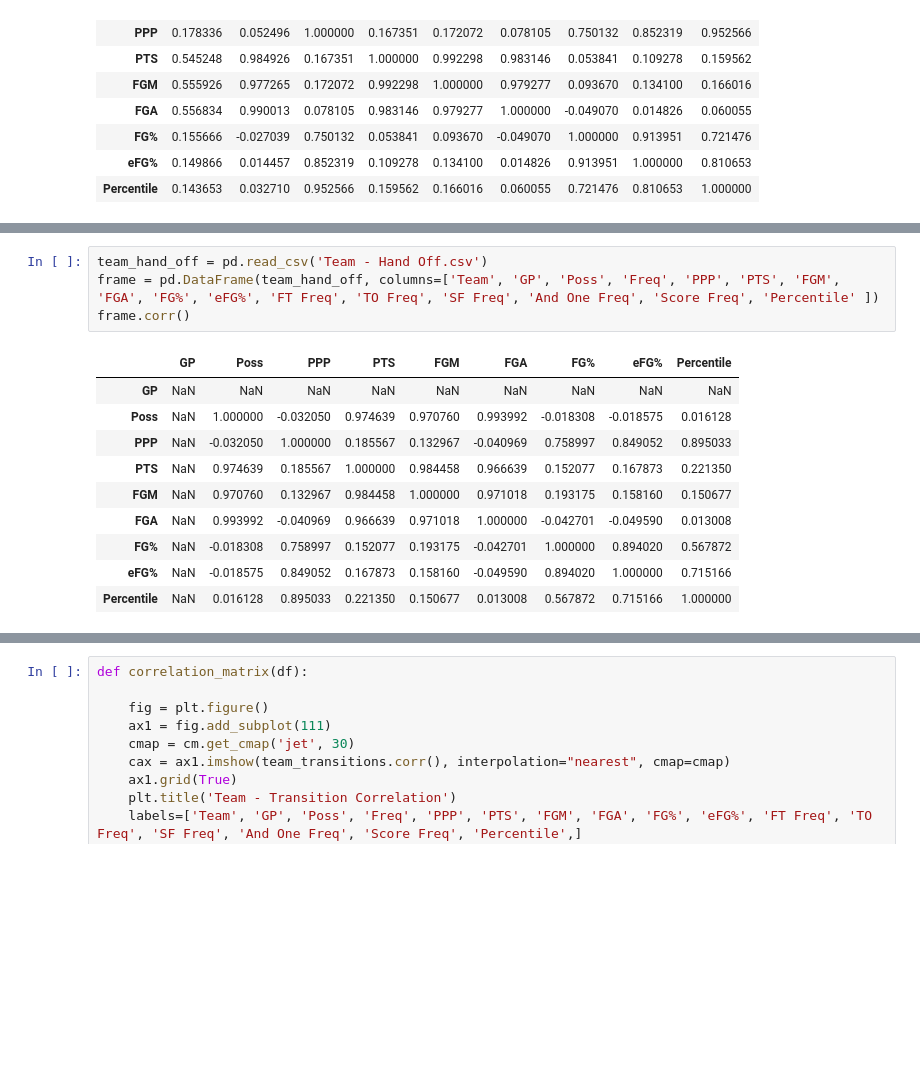
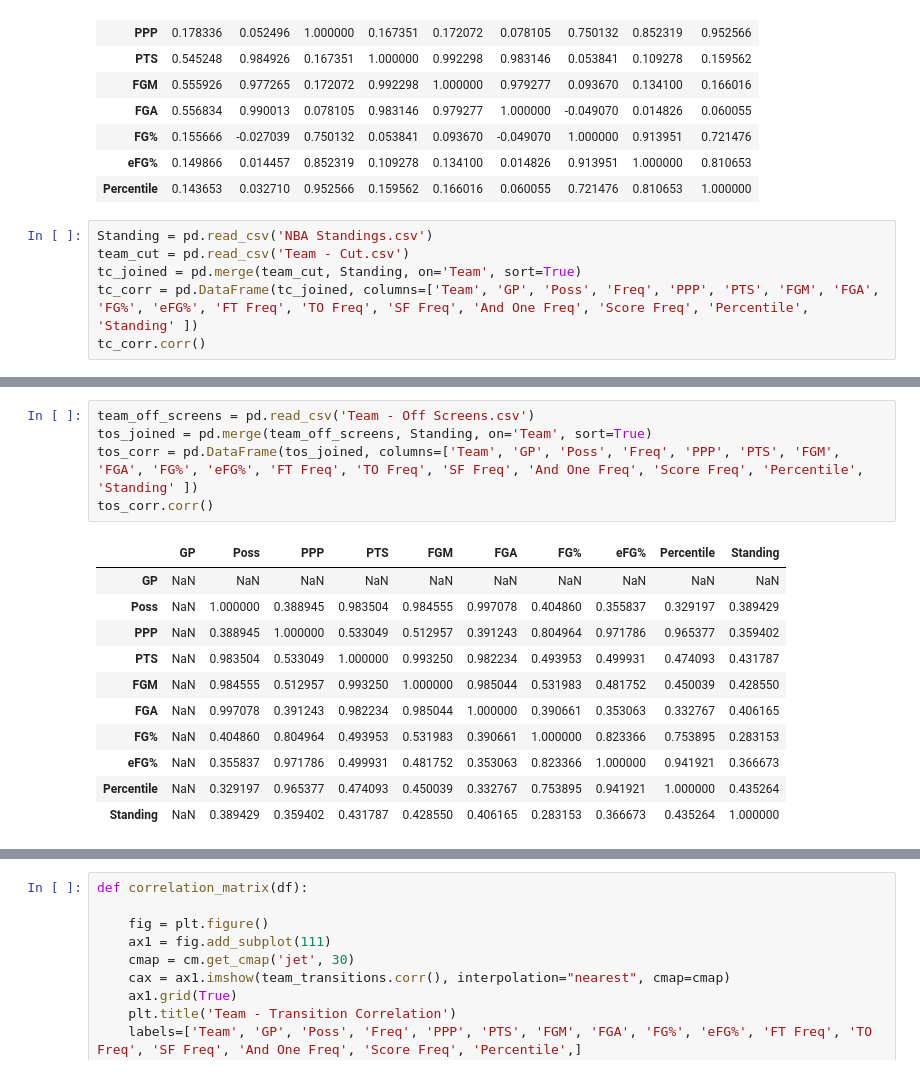
Before and after one commit to carterkbrantley/ga-data-science, a Jupyter notebook: Final-Project/Part 3/Part 3 Version 2.ipynb, the cells around one changed output, grey strips where cells are left out. Cells and saved outputs as stored; diff of their text form; blank space fills up the shorter version.

```diff
--- a/Final-Project/Part 3/Part 3 Version 2.ipynb
+++ b/Final-Project/Part 3/Part 3 Version 2.ipynb
@@ -156,3 +156,9 @@ frame.corr()
 | FG% | 0.155666 | -0.027039 | 0.750132 | 0.053841 | 0.093670 | -0.049070 | 1.000000 | 0.913951 | 0.721476 |
 | eFG% | 0.149866 | 0.014457 | 0.852319 | 0.109278 | 0.134100 | 0.014826 | 0.913951 | 1.000000 | 0.810653 |
 | Percentile | 0.143653 | 0.032710 | 0.952566 | 0.159562 | 0.166016 | 0.060055 | 0.721476 | 0.810653 | 1.000000 |
+# %%
+Standing = pd.read_csv('NBA Standings.csv')
+team_cut = pd.read_csv('Team - Cut.csv')
+tc_joined = pd.merge(team_cut, Standing, on='Team', sort=True)
+tc_corr = pd.DataFrame(tc_joined, columns=['Team', 'GP', 'Poss', 'Freq', 'PPP', 'PTS', 'FGM', 'FGA', 'FG%', 'eFG%', 'FT Freq', 'TO Freq', 'SF Freq', 'And One Freq', 'Score Freq', 'Percentile', 'Standing' ])
+tc_corr.corr()
@@ -174,15 +211,17 @@ frame.corr()
 # %%
-team_hand_off = pd.read_csv('Team - Hand Off.csv')
-frame = pd.DataFrame(team_hand_off, columns=['Team', 'GP', 'Poss', 'Freq', 'PPP', 'PTS', 'FGM', 'FGA', 'FG%', 'eFG%', 'FT Freq', 'TO Freq', 'SF Freq', 'And One Freq', 'Score Freq', 'Percentile' ])
-frame.corr()
+team_off_screens = pd.read_csv('Team - Off Screens.csv')
+tos_joined = pd.merge(team_off_screens, Standing, on='Team', sort=True)
+tos_corr = pd.DataFrame(tos_joined, columns=['Team', 'GP', 'Poss', 'Freq', 'PPP', 'PTS', 'FGM', 'FGA', 'FG%', 'eFG%', 'FT Freq', 'TO Freq', 'SF Freq', 'And One Freq', 'Score Freq', 'Percentile', 'Standing' ])
+tos_corr.corr()
 # %% [output]
-|  | GP | Poss | PPP | PTS | FGM | FGA | FG% | eFG% | Percentile |
-| GP | NaN | NaN | NaN | NaN | NaN | NaN | NaN | NaN | NaN |
-| Poss | NaN | 1.000000 | -0.032050 | 0.974639 | 0.970760 | 0.993992 | -0.018308 | -0.018575 | 0.016128 |
-| PPP | NaN | -0.032050 | 1.000000 | 0.185567 | 0.132967 | -0.040969 | 0.758997 | 0.849052 | 0.895033 |
-| PTS | NaN | 0.974639 | 0.185567 | 1.000000 | 0.984458 | 0.966639 | 0.152077 | 0.167873 | 0.221350 |
-| FGM | NaN | 0.970760 | 0.132967 | 0.984458 | 1.000000 | 0.971018 | 0.193175 | 0.158160 | 0.150677 |
-| FGA | NaN | 0.993992 | -0.040969 | 0.966639 | 0.971018 | 1.000000 | -0.042701 | -0.049590 | 0.013008 |
-| FG% | NaN | -0.018308 | 0.758997 | 0.152077 | 0.193175 | -0.042701 | 1.000000 | 0.894020 | 0.567872 |
-| eFG% | NaN | -0.018575 | 0.849052 | 0.167873 | 0.158160 | -0.049590 | 0.894020 | 1.000000 | 0.715166 |
-| Percentile | NaN | 0.016128 | 0.895033 | 0.221350 | 0.150677 | 0.013008 | 0.567872 | 0.715166 | 1.000000 |
+|  | GP | Poss | PPP | PTS | FGM | FGA | FG% | eFG% | Percentile | Standing |
+| GP | NaN | NaN | NaN | NaN | NaN | NaN | NaN | NaN | NaN | NaN |
+| Poss | NaN | 1.000000 | 0.388945 | 0.983504 | 0.984555 | 0.997078 | 0.404860 | 0.355837 | 0.329197 | 0.389429 |
+| PPP | NaN | 0.388945 | 1.000000 | 0.533049 | 0.512957 | 0.391243 | 0.804964 | 0.971786 | 0.965377 | 0.359402 |
+| PTS | NaN | 0.983504 | 0.533049 | 1.000000 | 0.993250 | 0.982234 | 0.493953 | 0.499931 | 0.474093 | 0.431787 |
+| FGM | NaN | 0.984555 | 0.512957 | 0.993250 | 1.000000 | 0.985044 | 0.531983 | 0.481752 | 0.450039 | 0.428550 |
+| FGA | NaN | 0.997078 | 0.391243 | 0.982234 | 0.985044 | 1.000000 | 0.390661 | 0.353063 | 0.332767 | 0.406165 |
+| FG% | NaN | 0.404860 | 0.804964 | 0.493953 | 0.531983 | 0.390661 | 1.000000 | 0.823366 | 0.753895 | 0.283153 |
+| eFG% | NaN | 0.355837 | 0.971786 | 0.499931 | 0.481752 | 0.353063 | 0.823366 | 1.000000 | 0.941921 | 0.366673 |
+| Percentile | NaN | 0.329197 | 0.965377 | 0.474093 | 0.450039 | 0.332767 | 0.753895 | 0.941921 | 1.000000 | 0.435264 |
+| Standing | NaN | 0.389429 | 0.359402 | 0.431787 | 0.428550 | 0.406165 | 0.283153 | 0.366673 | 0.435264 | 1.000000 |
```
Also changed, not shown: parts of 18 cells of this notebook, 3 other files.
